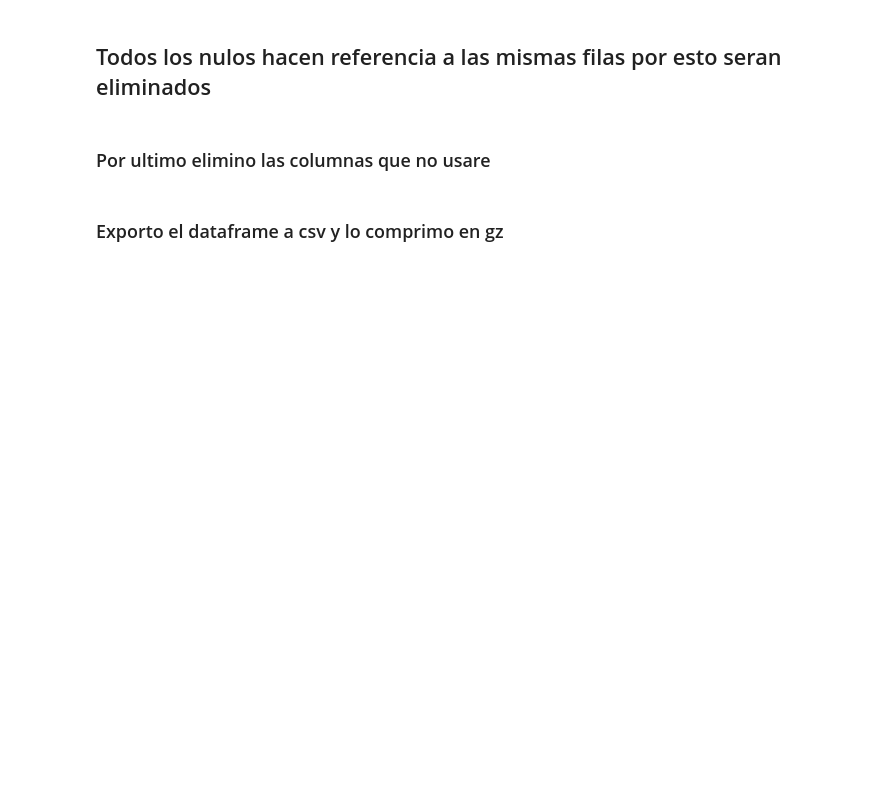
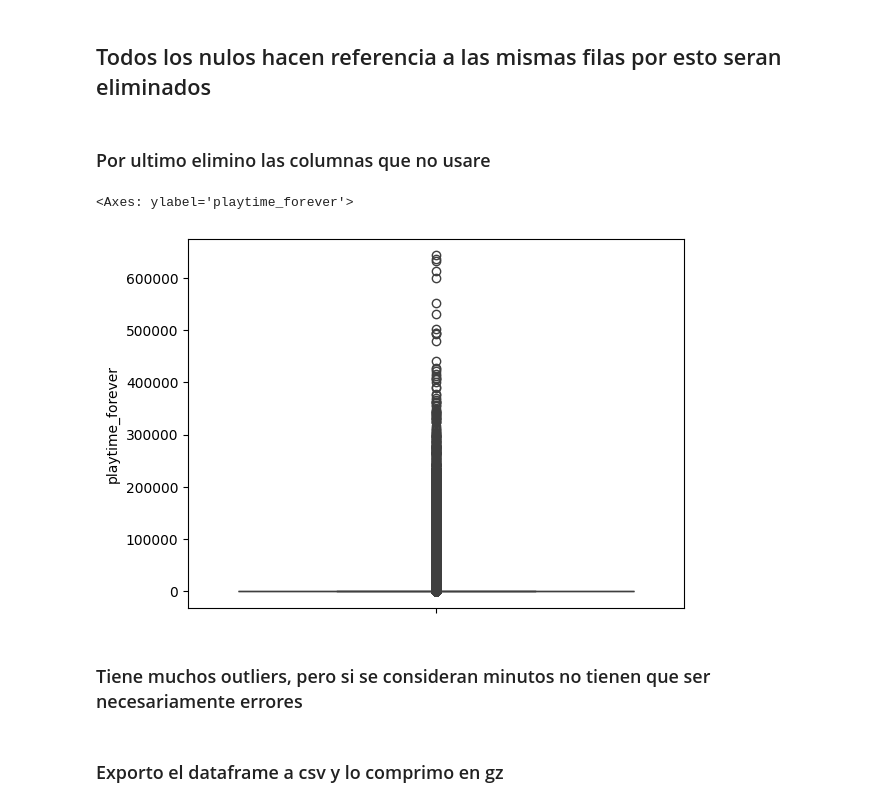
Before and after one commit to brunozenobio/PI_MLOps, a Jupyter notebook: ETL.ipynb, the cells around one changed output. Cells and saved outputs as stored; diff of their text form; code cells hidden in the pictures; blank space fills up the shorter version.

```diff
--- a/ETL.ipynb
+++ b/ETL.ipynb
@@ -494,6 +486,13 @@ user_items.dropna(inplace=True)
 ### Por ultimo elimino las columnas que no usare
 # %%
 user_items.drop(columns=['user_url','playtime_2weeks','steam_id'])
+# %%
+sns.boxplot(data=user_items,y='playtime_forever') # Hago un diagrama de caja para ver outliers
+# %% [output]
+<Axes: ylabel='playtime_forever'>
+[figure, added]
+# %% [markdown]
+### Tiene muchos outliers, pero si se consideran minutos no tienen que ser necesariamente errores
 # %% [markdown]
 ### Exporto el dataframe a csv y lo comprimo en gz
 # %%
```
Also changed, not shown: parts of 4 cells of this notebook, 3 other files.
